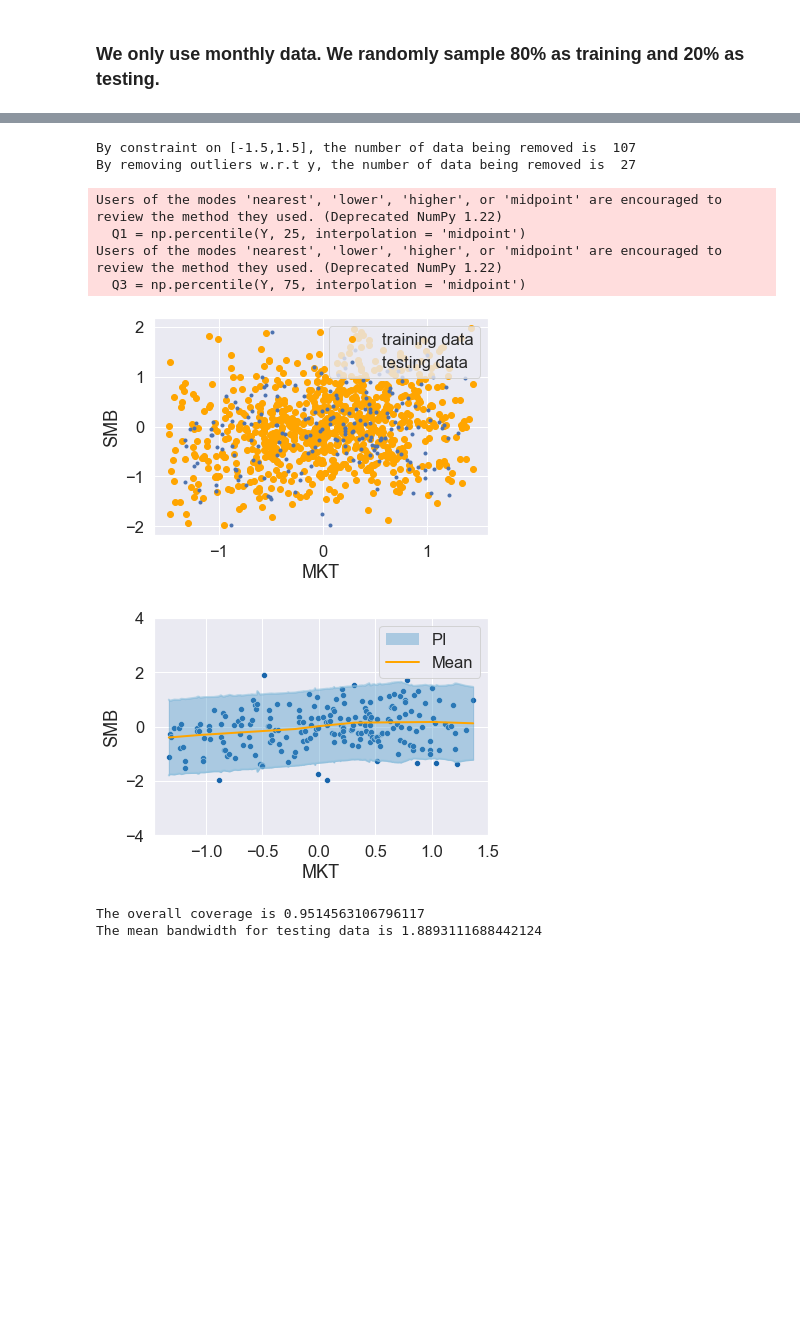
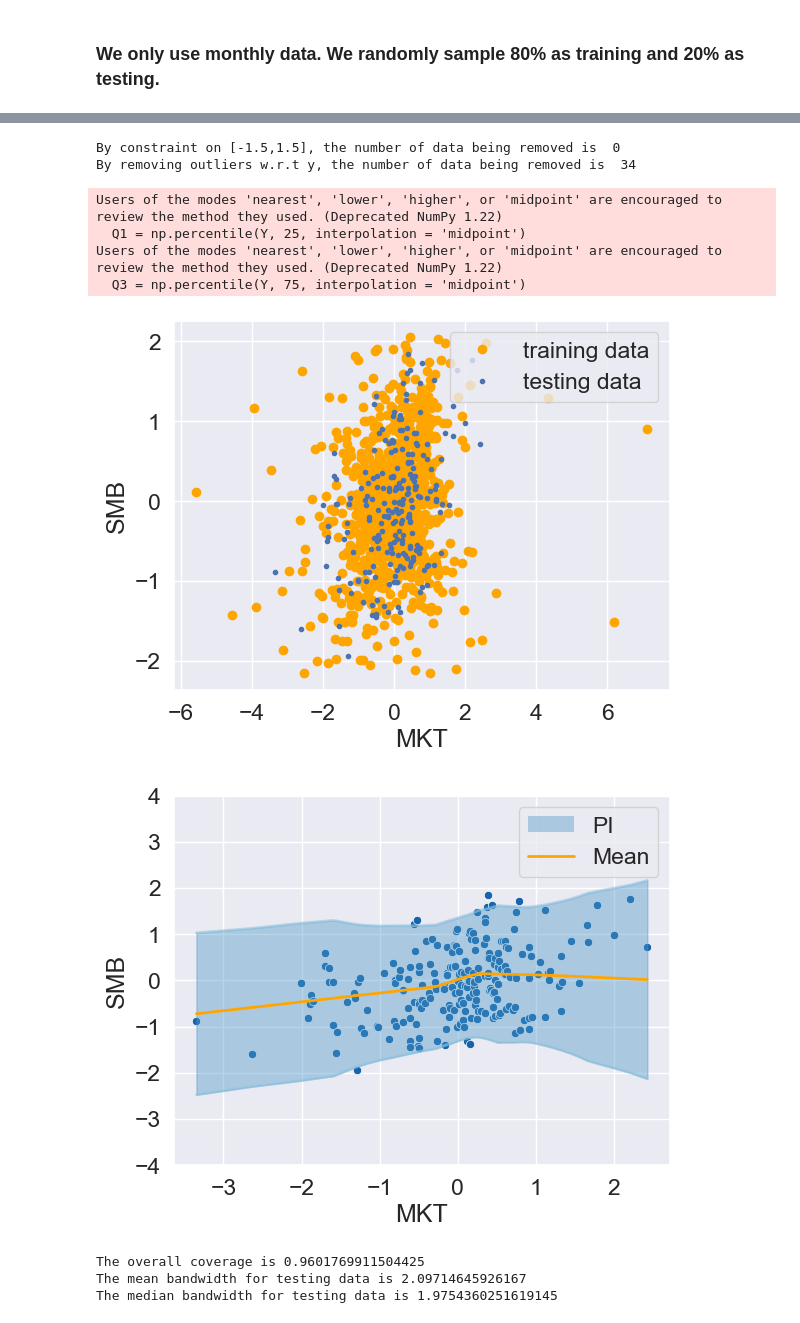
Before and after one commit to JiaweiGe0416/PI, a Jupyter notebook: FFData/FFData.ipynb, the cells around one changed output, grey strips where cells are left out. Drawn from its saved outputs; the diff is of its cells as text; code cells hidden in the pictures; blank space fills up the shorter version.

```diff
--- a/FFData/FFData.ipynb
+++ b/FFData/FFData.ipynb
@@ -457,8 +457,10 @@ def my_plot(X_t,Y_t,M_t,V_t,X_axis="X", Y_axis="Y",ylim=[-3,3]):
     # plt.savefig("plot.png", dpi=300)
     coverage = (np.power(Y_t[:,0]-M_t[:,0], 2) <= V_t[:,0]).mean()
     bandwidth = np.mean(V_t[:,0])
+    bandwidth_med = np.median(V_t[:,0])
     print("The overall coverage is", coverage)
     print("The mean bandwidth for testing data is", bandwidth)
+    print("The median bandwidth for testing data is", bandwidth_med)
 # %%
 # read the data
 data = pd.read_csv('FFData.CSV')
@@ -620,9 +626,9 @@ X_axis = "MKT"
 Y_axis = "SMB"
 X = MKT_te
 Y = SMB_te
-cut = np.where((X<=1.5) & (X>=-1.5))[0]
-X = X[cut,:]
-Y = Y[cut,:]
+# cut = np.where((X<=1.5) & (X>=-1.5))[0]
+# X = X[cut,:]
+# Y = Y[cut,:]
 print("By constraint on [-1.5,1.5], the number of data being removed is ", MKT_te.shape[0]-X.shape[0])
 
 # Remove outliers (w.r.t Y ) using IQR
@@ -640,8 +646,8 @@ Data = Data[index_keep[:,0].tolist(),:]
 
 print("By removing outliers w.r.t y, the number of data being removed is ", Y.shape[0]-Data.shape[0])
 
-np.random.seed(1)
-np.random.shuffle(Data)
+# np.random.seed(1)
+# np.random.shuffle(Data)
 train_idx = int(Data.shape[0] * 0.8)
 train_data, test_data = np.split(Data, [train_idx])
 X_pre = train_data[:,0].reshape(-1,1)
@@ -689,39 +695,40 @@ m2,Q2_opt,Q2_adj,Q2_t = est_quantile("NN2",quantile[1],X_pre,Y_pre,X_opt,X_adj,X
 m3,Q3_opt,Q3_adj,Q3_t = est_quantile("qrf",quantile[2],X_pre,Y_pre,X_opt,X_adj,X_t)
 m4,Q4_opt,Q4_adj,Q4_t = est_quantile("gb",quantile[3],X_pre,Y_pre,X_opt,X_adj,X_t)
 
 # construct estimator matrix
 E_opt = np.hstack(((Q1_opt-M_opt)**2, (Q2_opt-M_opt)**2, (Q3_opt-M_opt)**2, (Q4_opt-M_opt)**2, var_opt))
 E_opt = E_opt.T
 E_adj = np.hstack(((Q1_adj-M_adj)**2, (Q2_adj-M_adj)**2, (Q3_adj-M_adj)**2, (Q4_adj-M_adj)**2, var_adj))
 E_adj = E_adj.T
 E_t = np.hstack(((Q1_t-M_t)**2, (Q2_t-M_t)**2, (Q3_t-M_t)**2, (Q4_t-M_t)**2, var_t))
 E_t = E_t.T
 
 # solve optimization problem
 
 optimal_weight, V100_adj, V100_t = solve_opt(X_opt,Y_opt, M_opt, M_adj, M_t, X_adj, X_t, "aug", E_opt, E_adj, E_t)
 #V100_adj, V100_t = solve_opt(X_opt,Y_opt, M_opt, M_adj, M_t, X_adj, X_t, "rkhs_poly", degree = 3)
 #V100_adj, V100_t = solve_opt(X_opt,Y_opt, M_opt, M_adj, M_t, X_adj, X_t, "rkhs_rbf", sigma = 2)
 
 # adjust interval
 alpha = 0.05
 delta = interval_adj(X_adj,Y_adj,M_adj,V100_adj,alpha)
 
 # plot
 #my_plot(X_t,Y_t,M_t,V100_t)
 V_alpha_t = delta*V100_t
 my_plot(X_t,Y_t,M_t,V_alpha_t,X_axis = X_axis, Y_axis = Y_axis,ylim = [-4,4])
 # %% [output]
-By constraint on [-1.5,1.5], the number of data being removed is  107
-By removing outliers w.r.t y, the number of data being removed is  27
+By constraint on [-1.5,1.5], the number of data being removed is  0
+By removing outliers w.r.t y, the number of data being removed is  34
 Users of the modes 'nearest', 'lower', 'higher', or 'midpoint' are encouraged to review the method they used. (Deprecated NumPy 1.22)
   Q1 = np.percentile(Y, 25, interpolation = 'midpoint')
 Users of the modes 'nearest', 'lower', 'higher', or 'midpoint' are encouraged to review the method they used. (Deprecated NumPy 1.22)
   Q3 = np.percentile(Y, 75, interpolation = 'midpoint')
-[figure, old version]
+[figure, new version]
-[figure, old version]
+[figure, new version]
-The overall coverage is 0.9514563106796117
-The mean bandwidth for testing data is 1.8893111688442124
+The overall coverage is 0.9601769911504425
+The mean bandwidth for testing data is 2.09714645926167
+The median bandwidth for testing data is 1.9754360251619145
 # %%
 # We set x = MKT, y = RF
 X_axis = "MKT"
```
Also changed, not shown: parts of 2 cells of this notebook, 6 other files.
